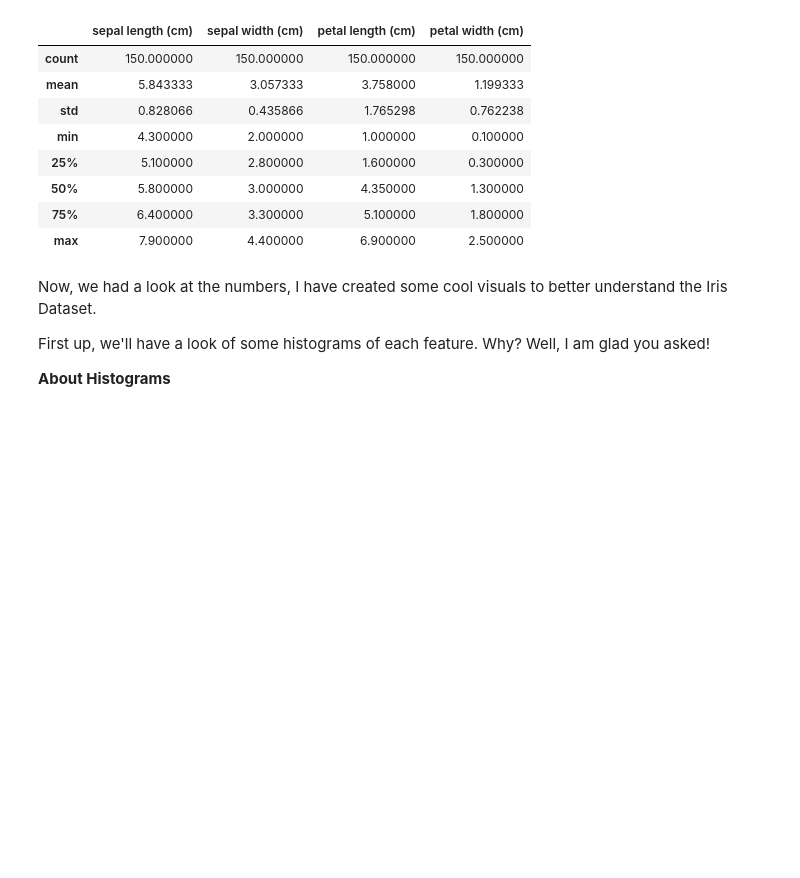
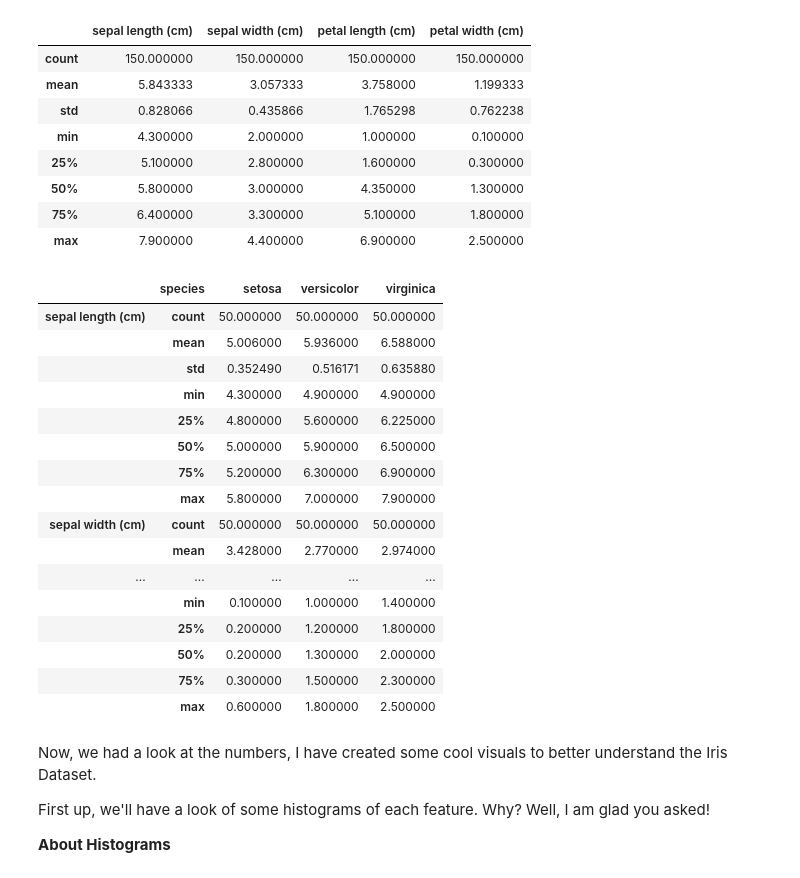
Before and after one commit to marianemcgrath/pands_project, a Jupyter notebook: analysis.ipynb, the cells around one changed output. Cells and saved outputs as stored; diff of their text form; code cells hidden in the pictures; blank space fills up the shorter version.

```diff
--- a/analysis.ipynb
+++ b/analysis.ipynb
@@ -129,6 +135,27 @@ display (df.describe())
 | 50% | 5.800000 | 3.000000 | 4.350000 | 1.300000 |
 | 75% | 6.400000 | 3.300000 | 5.100000 | 1.800000 |
 | max | 7.900000 | 4.400000 | 6.900000 | 2.500000 |
+# %%
+describe_species = df.groupby('species').describe().transpose()
+display(describe_species)
+# %% [output]
+|  | species | setosa | versicolor | virginica |
+| sepal length (cm) | count | 50.000000 | 50.000000 | 50.000000 |
+|  | mean | 5.006000 | 5.936000 | 6.588000 |
+|  | std | 0.352490 | 0.516171 | 0.635880 |
+|  | min | 4.300000 | 4.900000 | 4.900000 |
+|  | 25% | 4.800000 | 5.600000 | 6.225000 |
+|  | 50% | 5.000000 | 5.900000 | 6.500000 |
+|  | 75% | 5.200000 | 6.300000 | 6.900000 |
+|  | max | 5.800000 | 7.000000 | 7.900000 |
+| sepal width (cm) | count | 50.000000 | 50.000000 | 50.000000 |
+|  | mean | 3.428000 | 2.770000 | 2.974000 |
+| ... | ... | ... | ... | ... |
+|  | min | 0.100000 | 1.000000 | 1.400000 |
+|  | 25% | 0.200000 | 1.200000 | 1.800000 |
+|  | 50% | 0.200000 | 1.300000 | 2.000000 |
+|  | 75% | 0.300000 | 1.500000 | 2.300000 |
+|  | max | 0.600000 | 1.800000 | 2.500000 |
 # %% [markdown]
 Now, we had a look at the numbers, I have created some cool visuals to better understand the Iris Dataset.
 
```
Also changed, not shown: parts of 11 cells of this notebook.
